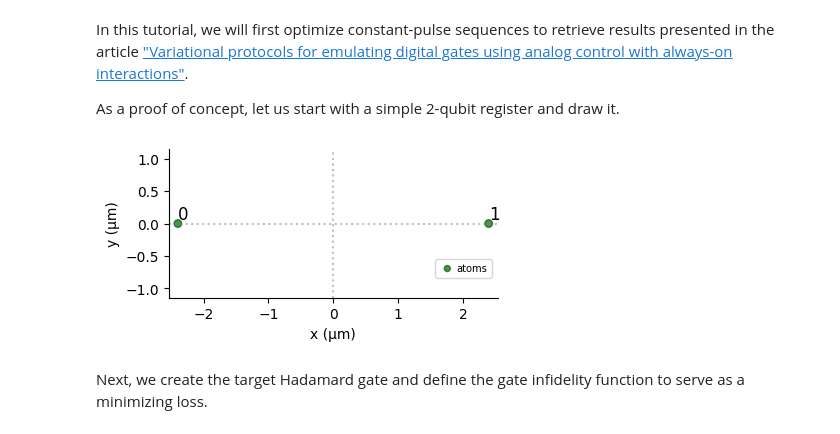
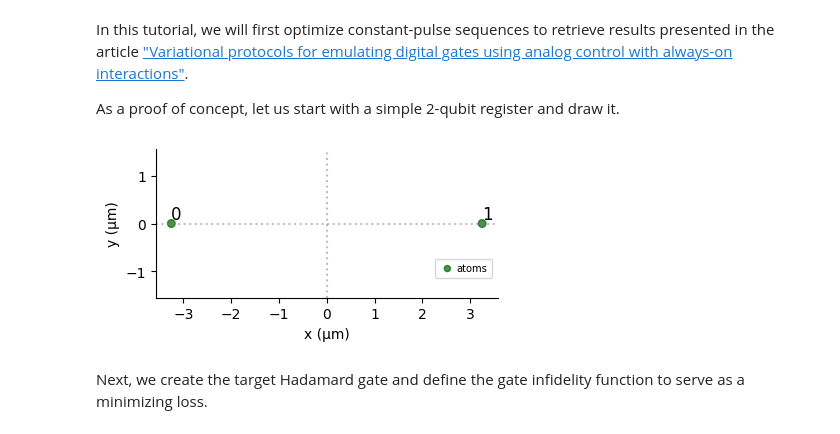
Before and after one commit to pasqal-io/pulser-diff, a Jupyter notebook: docs/gate_optimization.ipynb, the cells around one changed output. Drawn from its saved outputs; the diff is of its cells as text; code cells hidden in the pictures.

```diff
--- a/docs/gate_optimization.ipynb
+++ b/docs/gate_optimization.ipynb
@@ -42,11 +42,11 @@ In this tutorial, we will first optimize constant-pulse sequences to retrieve re
 As a proof of concept, let us start with a simple 2-qubit register and draw it.
 # %%
 n_qubits = 2
-dist = torch.tensor([4.79], requires_grad=False)
+dist = torch.tensor([6.5], requires_grad=False)
 reg = Register.rectangle(1, n_qubits, spacing=dist)
 reg.draw()
 # %% [output]
-[figure, old version]
+[figure, new version]
 # %% [markdown]
 Next, we create the target Hadamard gate and define the gate infidelity function to serve as a minimizing loss.
 # %%
```
Also changed, not shown: parts of 11 cells of this notebook, 3 other files.
